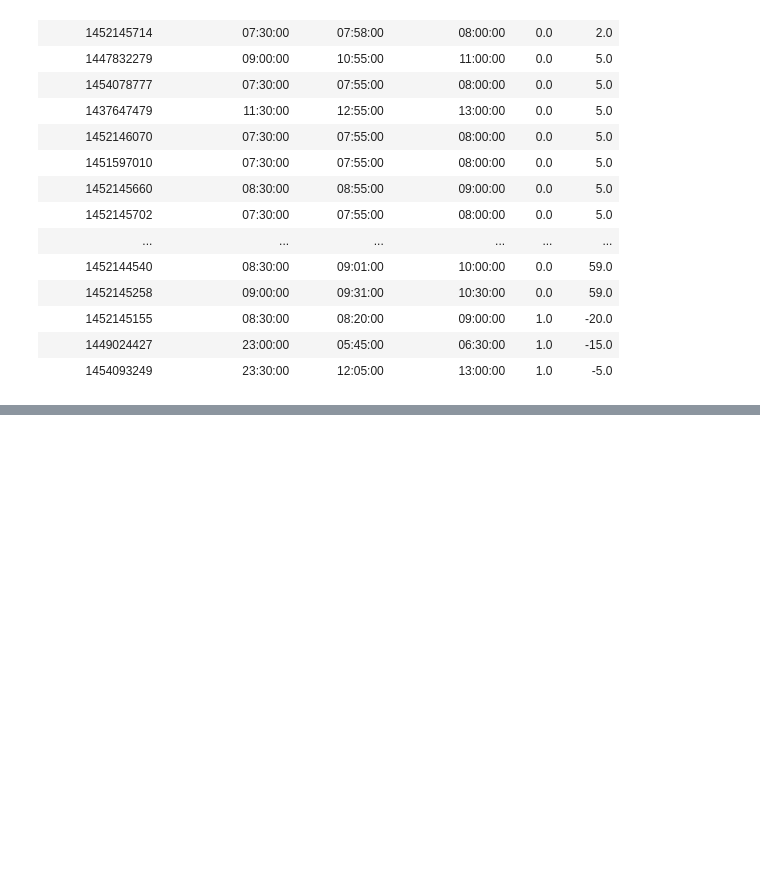
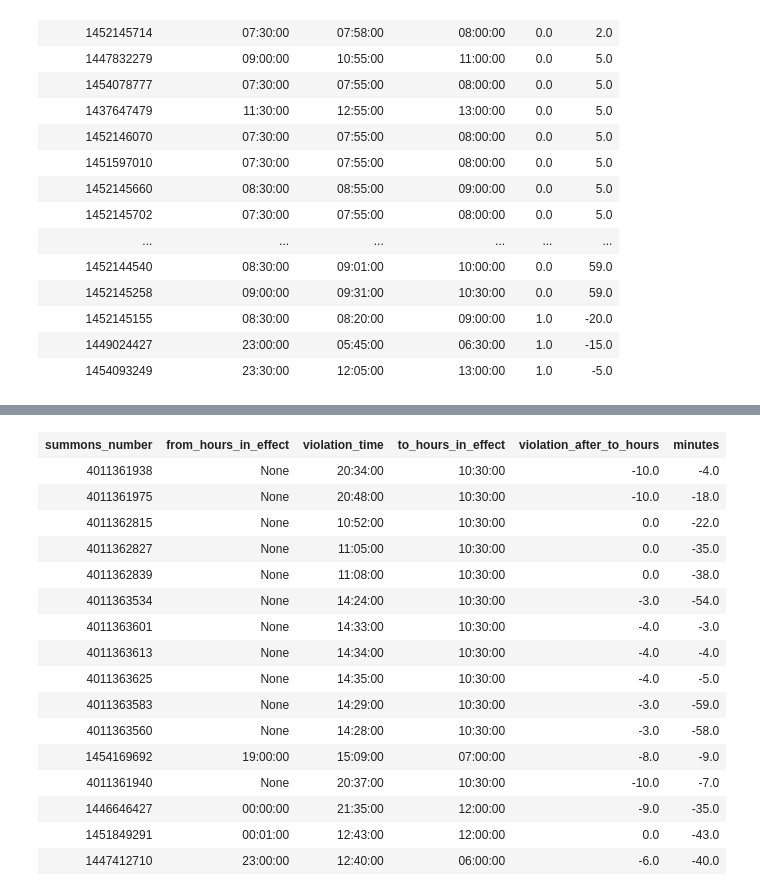
Before and after one commit to lnphng/Business-Analyst-with-SQL, a Jupyter notebook: 04.CleaaningData in Postgresql/03.Converting Data.ipynb, the cells around one changed output, grey strips where cells are left out. Saved outputs shown, nothing was run; the diff lists cells and outputs as text; code cells hidden in the pictures; blank space fills up the shorter version.

```diff
--- a/04.CleaaningData in Postgresql/03.Converting Data.ipynb
+++ b/04.CleaaningData in Postgresql/03.Converting Data.ipynb
@@ -1014,0 +1017,76 @@ ORDER BY hours, minutes
+# %%
+%%sql
+
+With diff_time AS (
+SELECT
+        summons_number,
+        from_hours_in_effect,
+        violation_time,
+        to_hours_in_effect,
+        CASE
+            WHEN to_hours_in_effect > from_hours_in_effect
+                AND to_hours_in_effect >= violation_time AND  violation_time >= from_hours_in_effect
+                 THEN  EXTRACT('hour' FROM to_hours_in_effect -  violation_time)
+            WHEN to_hours_in_effect > from_hours_in_effect
+                AND violation_time NOT BETWEEN from_hours_in_effect AND to_hours_in_effect
+                 AND violation_time < '05:00:00'::time
+                    THEN  24- EXTRACT('hour' FROM to_hours_in_effect) + EXTRACT('hour' FROM violation_time)
+            WHEN to_hours_in_effect > from_hours_in_effect
+                AND violation_time NOT BETWEEN from_hours_in_effect AND to_hours_in_effect
+                THEN  EXTRACT('hour' FROM to_hours_in_effect) - EXTRACT('hour' FROM violation_time)
+            WHEN to_hours_in_effect < from_hours_in_effect
+                    AND (violation_time > to_hours_in_effect AND violation_time < from_hours_in_effect)
+                    THEN (- EXTRACT('hour' FROM violation_time ) + EXTRACT('hour' FROM to_hours_in_effect) )
+            WHEN to_hours_in_effect < from_hours_in_effect
+                     AND violation_time < to_hours_in_effect
+                    THEN   EXTRACT('hour' FROM to_hours_in_effect) - EXTRACT('hour' FROM  violation_time)
+            WHEN to_hours_in_effect < from_hours_in_effect
+                     AND (violation_time > to_hours_in_effect)
+                    THEN (24- EXTRACT('hour' FROM violation_time )+EXTRACT('hour' FROM to_hours_in_effect) )
+            ELSE EXTRACT('hour' FROM to_hours_in_effect -  violation_time)
+            END AS hours,
+
+        CASE
+            WHEN to_hours_in_effect > from_hours_in_effect
+                AND to_hours_in_effect >= violation_time AND  violation_time >= from_hours_in_effect
+                 THEN  EXTRACT('minute' FROM to_hours_in_effect -  violation_time)
+            WHEN to_hours_in_effect > from_hours_in_effect
+                AND violation_time NOT BETWEEN from_hours_in_effect AND to_hours_in_effect
+                 AND violation_time < '06:00:00'::time
+                THEN  EXTRACT('minute' FROM to_hours_in_effect) + EXTRACT('minute' FROM violation_time)
+            WHEN to_hours_in_effect > from_hours_in_effect
+                AND violation_time NOT BETWEEN from_hours_in_effect AND to_hours_in_effect
+                THEN  EXTRACT('minute' FROM to_hours_in_effect) - EXTRACT('minute' FROM violation_time)
+            WHEN to_hours_in_effect < from_hours_in_effect
+                    AND (violation_time > to_hours_in_effect AND violation_time < from_hours_in_effect)
+                   THEN (- EXTRACT('minute' FROM violation_time ) + EXTRACT('minute' FROM to_hours_in_effect) )
+            WHEN to_hours_in_effect < from_hours_in_effect
+                     AND violation_time < to_hours_in_effect
+                    THEN   EXTRACT('minute' FROM to_hours_in_effect) - EXTRACT('minute' FROM  violation_time)
+            WHEN to_hours_in_effect < from_hours_in_effect
+                     AND (violation_time > to_hours_in_effect)
+                    THEN (-EXTRACT('minute' FROM violation_time )+EXTRACT('minute' FROM to_hours_in_effect) )
+            ELSE EXTRACT('minute' FROM to_hours_in_effect -  violation_time)
+            END AS minutes
+    FROM
+        (SELECT
+            summons_number,
+                TO_TIMESTAMP(from_hours_in_effect, 'HH12MIPM')::time as from_hours_in_effect,
+                TO_TIMESTAMP(to_hours_in_effect, 'HH12MIPM')::time as to_hours_in_effect,
+                TO_TIMESTAMP(violation_time, 'HH12MIPM')::time as violation_time
+          FROM
+            parking_violation
+          WHERE NOT (from_hours_in_effect = '1200AM' AND to_hours_in_effect = '1159PM')
+        ) sub
+)
+
+SELECT summons_number,
+        from_hours_in_effect,
+        violation_time,
+        to_hours_in_effect,
+        hours AS violation_after_to_hours,
+        minutes
+FROM diff_time
+WHERE
+hours *60 + minutes <0
+# %% [output]
@@ -1014,0 +1095,17 @@ ORDER BY hours, minutes
+| summons_number | from_hours_in_effect | violation_time | to_hours_in_effect | violation_after_to_hours | minutes |
+| 4011361938 | None | 20:34:00 | 10:30:00 | -10.0 | -4.0 |
+| 4011361975 | None | 20:48:00 | 10:30:00 | -10.0 | -18.0 |
+| 4011362815 | None | 10:52:00 | 10:30:00 | 0.0 | -22.0 |
+| 4011362827 | None | 11:05:00 | 10:30:00 | 0.0 | -35.0 |
+| 4011362839 | None | 11:08:00 | 10:30:00 | 0.0 | -38.0 |
+| 4011363534 | None | 14:24:00 | 10:30:00 | -3.0 | -54.0 |
+| 4011363601 | None | 14:33:00 | 10:30:00 | -4.0 | -3.0 |
+| 4011363613 | None | 14:34:00 | 10:30:00 | -4.0 | -4.0 |
+| 4011363625 | None | 14:35:00 | 10:30:00 | -4.0 | -5.0 |
+| 4011363583 | None | 14:29:00 | 10:30:00 | -3.0 | -59.0 |
+| 4011363560 | None | 14:28:00 | 10:30:00 | -3.0 | -58.0 |
+| 1454169692 | 19:00:00 | 15:09:00 | 07:00:00 | -8.0 | -9.0 |
+| 4011361940 | None | 20:37:00 | 10:30:00 | -10.0 | -7.0 |
+| 1446646427 | 00:00:00 | 21:35:00 | 12:00:00 | -9.0 | -35.0 |
+| 1451849291 | 00:01:00 | 12:43:00 | 12:00:00 | 0.0 | -43.0 |
+| 1447412710 | 23:00:00 | 12:40:00 | 06:00:00 | -6.0 | -40.0 |
```
Also changed, not shown: parts of 3 cells of this notebook.
